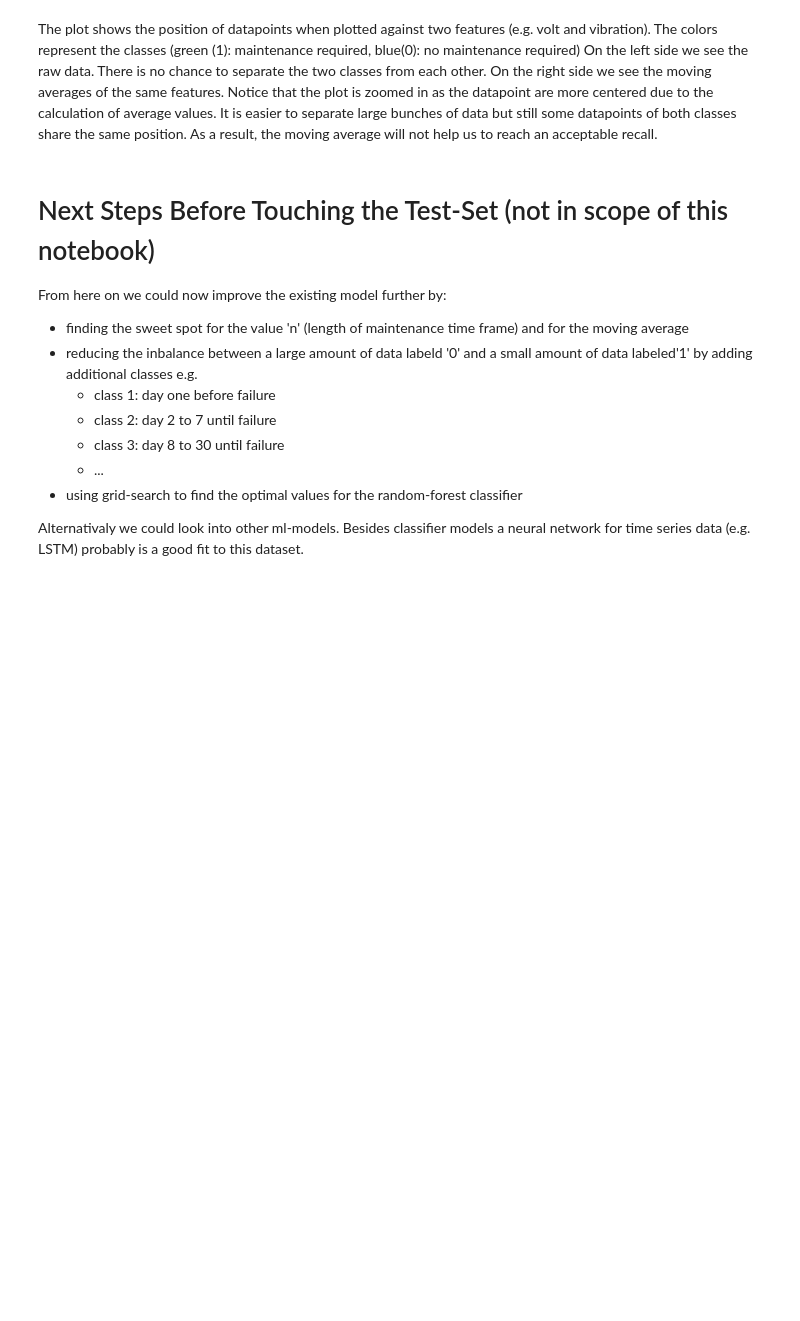
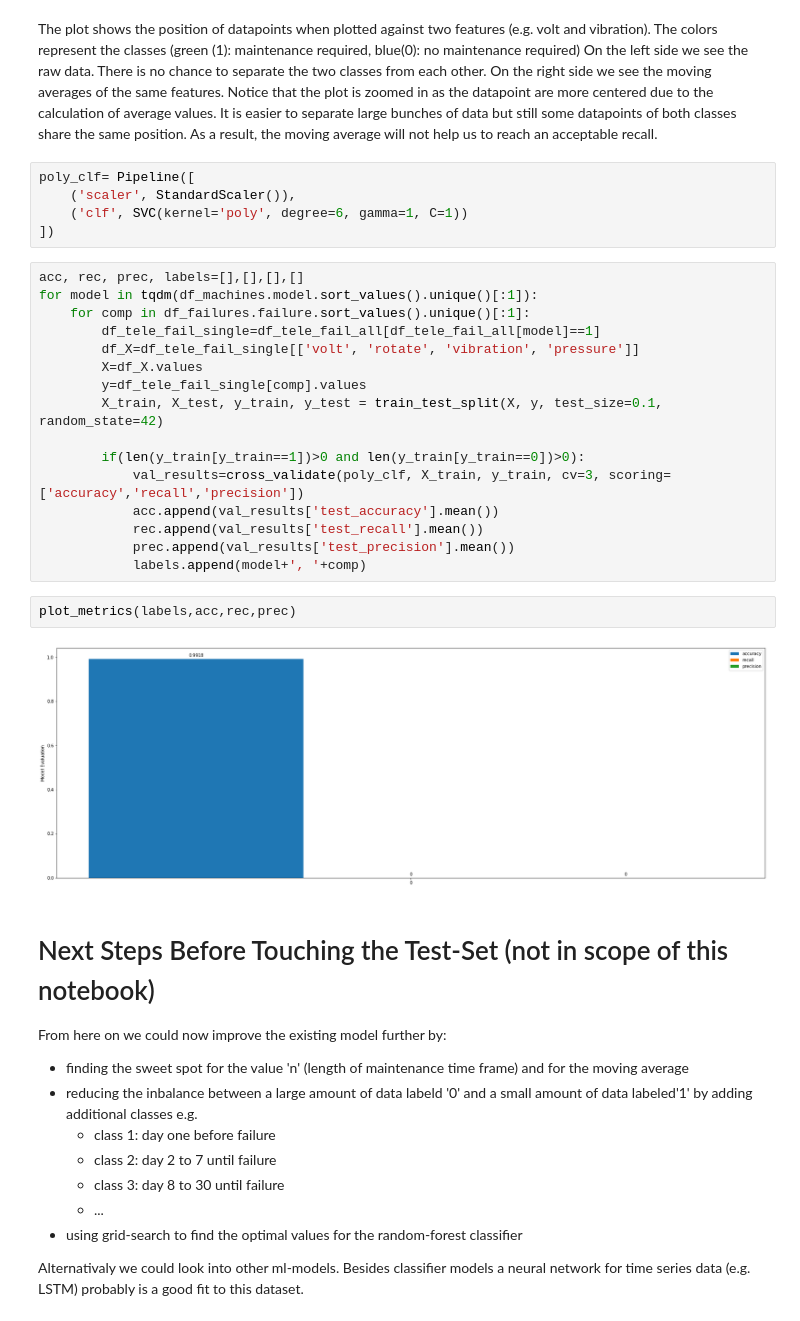
Before and after one commit to l-hamm/predictive-maintenance, a Jupyter notebook: PdM.ipynb, the cells around one changed output. Cells and saved outputs as stored; diff of their text form; blank space fills up the shorter version.

```diff
--- a/PdM.ipynb
+++ b/PdM.ipynb
@@ -627,6 +637,31 @@ plt.show()
 [figure]
 # %% [markdown]
 The plot shows the position of datapoints when plotted against two features (e.g. volt and vibration). The colors represent the classes (green (1): maintenance required, blue(0): no maintenance required) On the left side we see the raw data. There is no chance to separate the two classes from each other. On the right side we see the moving averages of the same features. Notice that the plot is zoomed in as the datapoint are more centered due to the calculation of average values. It is easier to separate large bunches of data but still some datapoints of both classes share the same position. As a result, the moving average will not help us to reach an acceptable recall.
+# %%
+poly_clf= Pipeline([
+    ('scaler', StandardScaler()),
+    ('clf', SVC(kernel='poly', degree=6, gamma=1, C=1))
+])
+# %%
+acc, rec, prec, labels=[],[],[],[]
+for model in tqdm(df_machines.model.sort_values().unique()[:1]):
+    for comp in df_failures.failure.sort_values().unique()[:1]:
+        df_tele_fail_single=df_tele_fail_all[df_tele_fail_all[model]==1]
+        df_X=df_tele_fail_single[['volt', 'rotate', 'vibration', 'pressure']]
+        X=df_X.values
+        y=df_tele_fail_single[comp].values
+        X_train, X_test, y_train, y_test = train_test_split(X, y, test_size=0.1, random_state=42)
+
+        if(len(y_train[y_train==1])>0 and len(y_train[y_train==0])>0):
+            val_results=cross_validate(poly_clf, X_train, y_train, cv=3, scoring=['accuracy','recall','precision'])
+            acc.append(val_results['test_accuracy'].mean())
+            rec.append(val_results['test_recall'].mean())
+            prec.append(val_results['test_precision'].mean())
+            labels.append(model+', '+comp)
+# %%
+plot_metrics(labels,acc,rec,prec)
+# %% [output]
+[figure, added]
 # %% [markdown]
 # <a name="next"></a>  Next Steps Before Touching the Test-Set (not in scope of this notebook)
 
```
Also changed, not shown: parts of 7 cells of this notebook.
